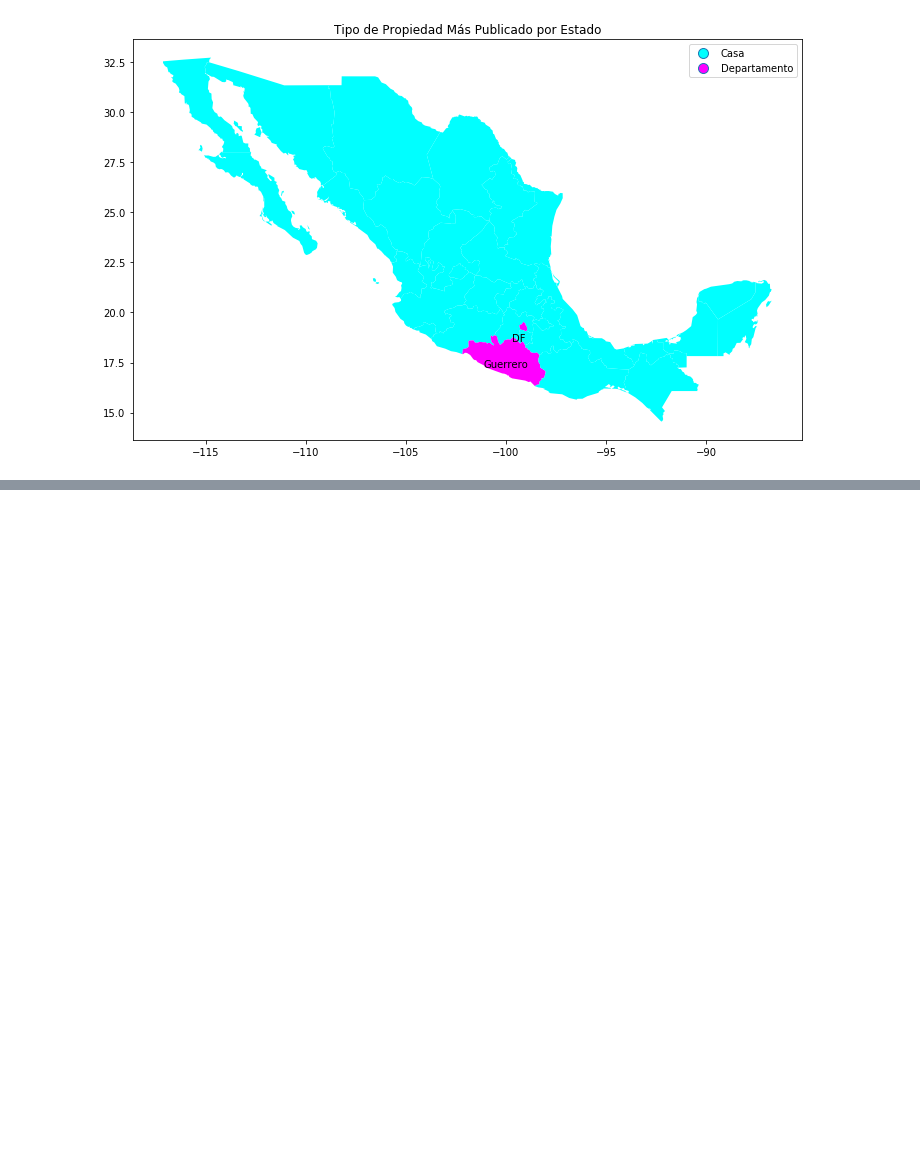
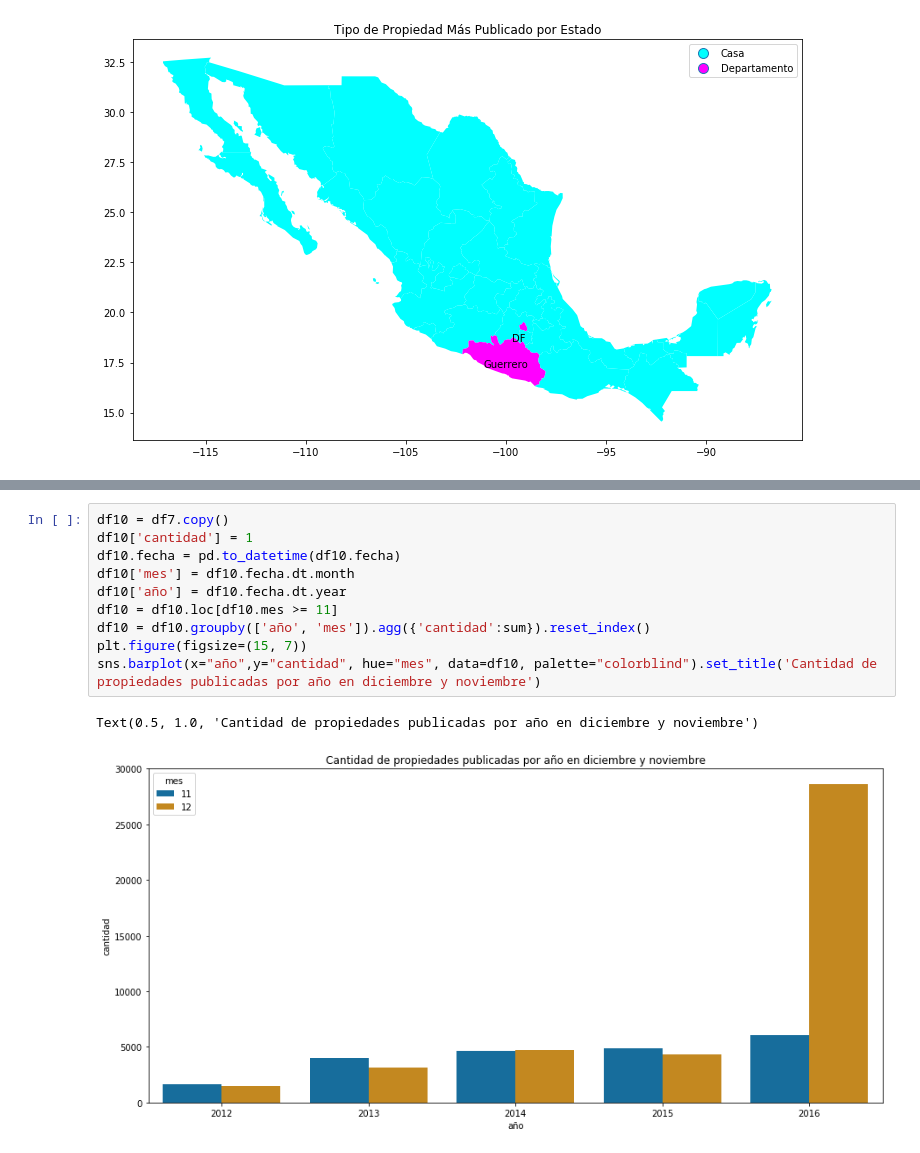
Before and after one commit to Manuel-Sturla/TP1-Datos, a Jupyter notebook: Analisis_publicaciones.ipynb, the cells around one changed output, grey strips where cells are left out. Saved outputs shown, nothing was run; the diff lists cells and outputs as text; blank space fills up the shorter version.

```diff
--- a/Analisis_publicaciones.ipynb
+++ b/Analisis_publicaciones.ipynb
@@ -183,0 +209,13 @@ plt.show()
+# %%
+df10 = df7.copy()
+df10['cantidad'] = 1
+df10.fecha = pd.to_datetime(df10.fecha)
+df10['mes'] = df10.fecha.dt.month
+df10['año'] = df10.fecha.dt.year
+df10 = df10.loc[df10.mes >= 11]
+df10 = df10.groupby(['año', 'mes']).agg({'cantidad':sum}).reset_index()
+plt.figure(figsize=(15, 7))
+sns.barplot(x="año",y="cantidad", hue="mes", data=df10, palette="colorblind").set_title('Cantidad de propiedades publicadas por año en diciembre y noviembre')
+# %% [output]
+Text(0.5, 1.0, 'Cantidad de propiedades publicadas por año en diciembre y noviembre')
+[figure, added]
```
Also changed, not shown: parts of 6 cells of this notebook, 2 other files.
